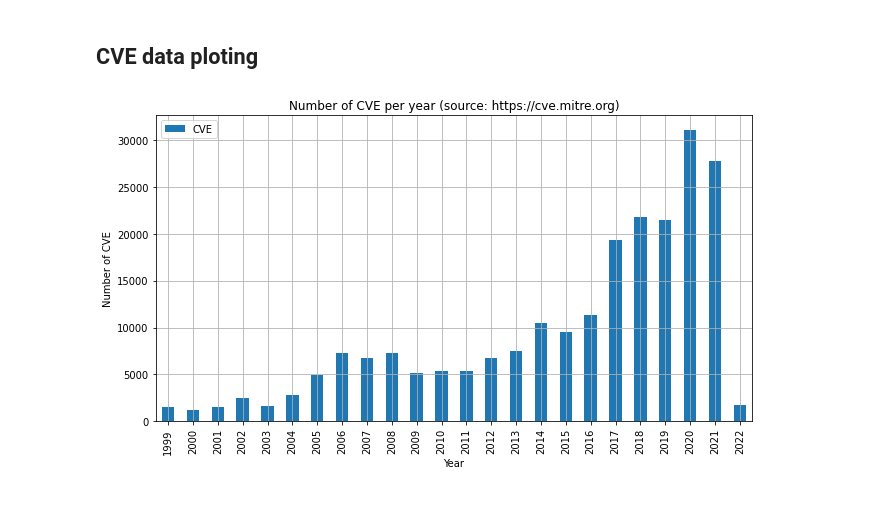
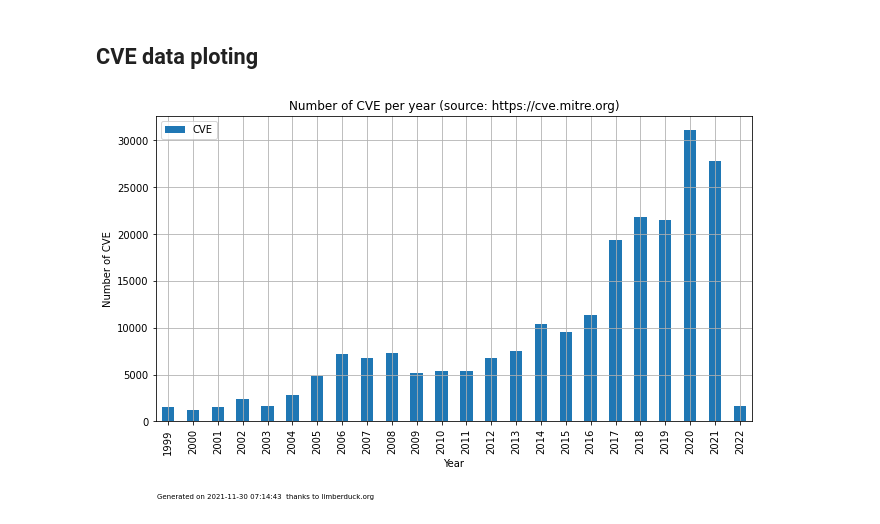
Before and after one commit to LimberDuck/limberduck.org, a Jupyter notebook: docs/notebooks/cve/cve.ipynb, the cells around one changed output. Drawn from its saved outputs; the diff is of its cells as text; code cells hidden in the pictures.

```diff
--- a/docs/notebooks/cve/cve.ipynb
+++ b/docs/notebooks/cve/cve.ipynb
@@ -98,22 +98,24 @@ df.to_csv(csv_filename, index=False)
 # %%
 import pandas as pd
 import matplotlib.pyplot as plt
+import datetime
 
 df = pd.read_csv(csv_filename)
 
 df.plot(x='year',
         xlabel='Year',
         y='number',
         ylabel='Number of CVE',
         kind='bar',
         title='Number of CVE per year (source: https://cve.mitre.org)')
 plt.tight_layout()
-plt.legend(['CVE']);
+plt.legend(['CVE'])
+plt.figtext(0.45, 0.02, f"Generated on {datetime.datetime.now().strftime('%Y-%m-%d %H:%M:%S')} thanks to limberduck.org", ha="right", fontsize=7)
 fig = plt.gcf()
 fig.set_size_inches(10,6)
 fig.patch.set_facecolor('white')
 plt.grid(True)
 plt.savefig('cve-number-of-entries-bg-white.png', dpi = 300, facecolor = 'white')
 plt.savefig('cve-number-of-entries-bg-transparent.png', dpi = 300, transparent = True)
 # %% [output]
-[figure, old version]
+[figure, new version]
```
Also changed, not shown: 5 other files.
